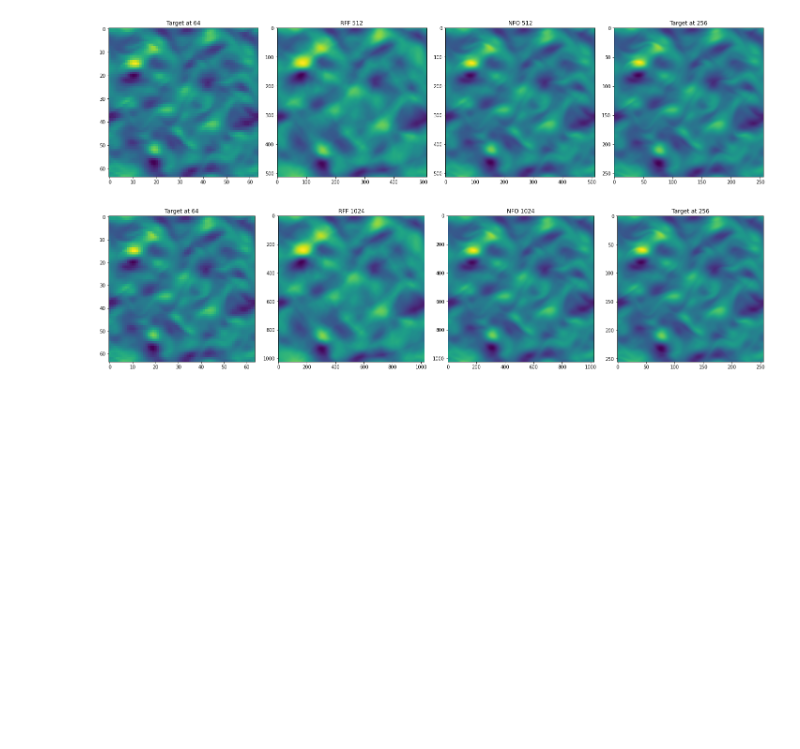
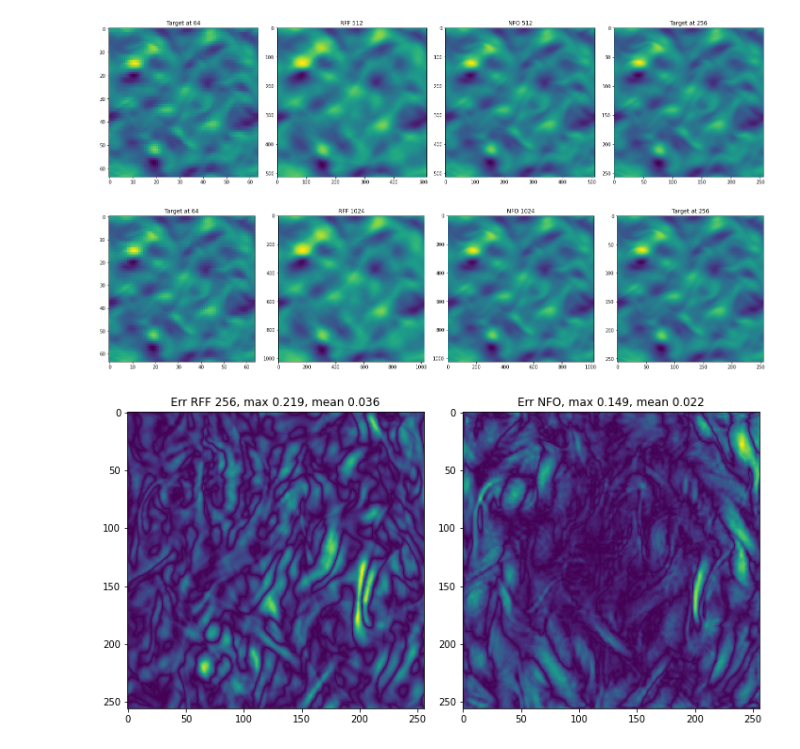
Before and after one commit to Chutlhu/TurboSuperResultion, a Jupyter notebook: notebooks/[TurboNeuralFourier] NeuralOperator + Physics on PytorchLightening on Turbulent Data.ipynb, the cells around one changed output. Drawn from its saved outputs; the diff is of its cells as text; code cells hidden in the pictures; blank space fills up the shorter version.

```diff
--- a/notebooks/[TurboNeuralFourier] NeuralOperator + Physics on PytorchLightening on Turbulent Data.ipynb
+++ b/notebooks/[TurboNeuralFourier] NeuralOperator + Physics on PytorchLightening on Turbulent Data.ipynb
@@ -342,25 +343,16 @@ for res in [1024]:
 # %%
-def my_pred(ngrid, model):
-    model.eval().to(device)
-    coords = np.linspace(0, 1, ngrid, endpoint=False)
-    coords = np.stack(np.meshgrid(coords, coords), -1) # X x Y x 2
-    tmp = coords[:,:,0].copy()
-    coords[:,:,0] = coords[:,:,1]
-    coords[:,:,1] = tmp
-    pred = model(torch.from_numpy(coords).float().to(device)[None,...])
-    ypred = pred.cpu().detach().numpy().squeeze()
-    return ypred
-
 FNOpred = my_pred(256, model_dict['FNO'])
 RFFpred = my_pred(256, model_dict['RFF'])
 
 figsize = (10,10)
 fig, axs = plt.subplots(1,2, figsize=figsize)
 errRFF = np.abs(ytest[:,:,0].squeeze() - RFFpred[:,:,0])
 errNFO = np.abs(ytest[:,:,0].squeeze() - FNOpred[:,:,0])
 axs[0].imshow(errRFF)
 axs[0].set_title('Err RFF 256, max %1.3f, mean %1.3f' % (np.max(errRFF), np.mean(errRFF)))
 axs[1].imshow(errNFO)
 axs[1].set_title('Err NFO, max %1.3f, mean %1.3f' % (np.max(errNFO), np.mean(errNFO)))
 plt.tight_layout()
 plt.show()
+# %% [output]
+[figure, added]
```
Also changed, not shown: parts of 9 cells of this notebook, 11 other files.
